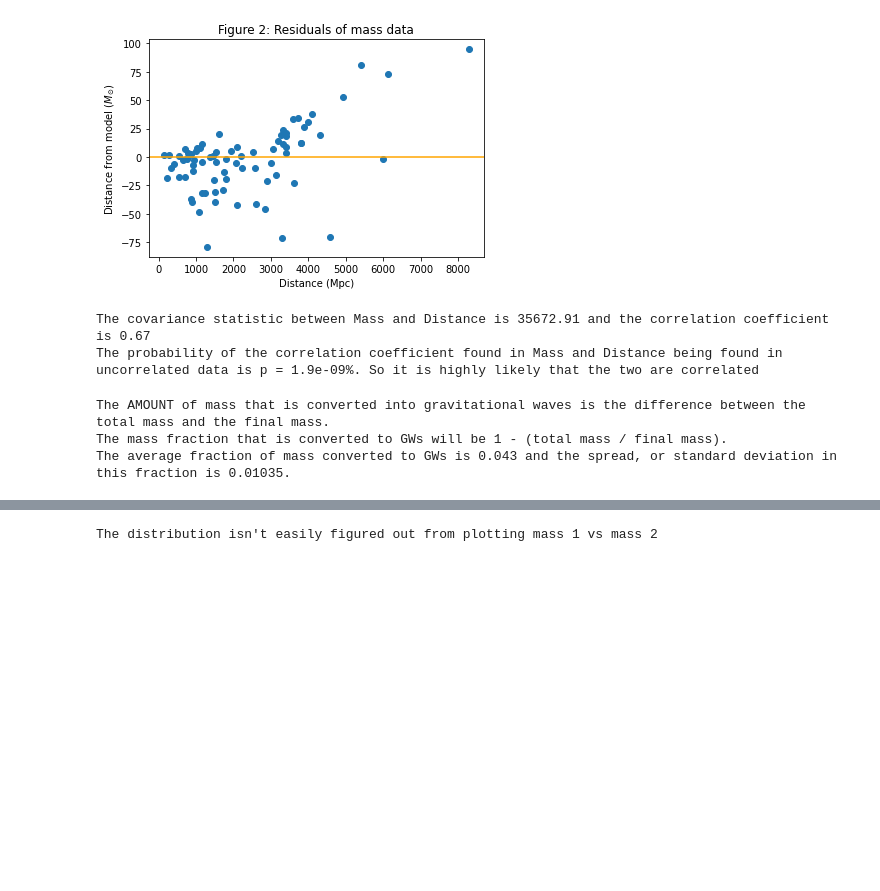
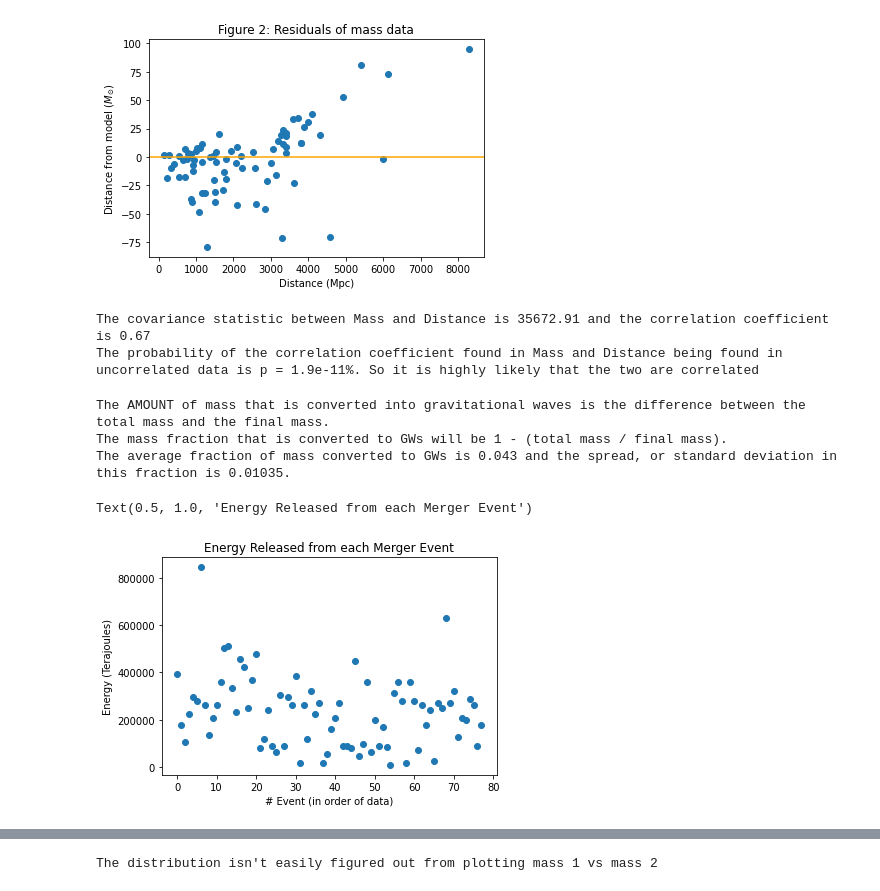
Before and after one commit to thor-ium/LIGO-Data-Analysis, a Jupyter notebook: Final_Project_thbr2284.ipynb, the cells around one changed output, grey strips where cells are left out. Drawn from its saved outputs; the diff is of its cells as text; code cells hidden in the pictures; blank space fills up the shorter version.

```diff
--- a/Final_Project_thbr2284.ipynb
+++ b/Final_Project_thbr2284.ipynb
@@ -82,22 +78,32 @@ def cor(x,y):
     return numerator / denominator
 print(f'The covariance statistic between Mass and Distance is {cov(ligo["total_mass_source"],ligo["luminosity_distance"]):.2f} and the correlation coefficient is {cor(ligo["total_mass_source"],ligo["luminosity_distance"]):.2f}')
 r, p = pearsonr(ligo["total_mass_source"],ligo["luminosity_distance"])
-print(f'The probability of the correlation coefficient found in Mass and Distance being found in uncorrelated data is p = {p*100:.2g}%. So it is highly likely that the two are correlated')
+print(f'The probability of the correlation coefficient found in Mass and Distance being found in uncorrelated data is p = {p:.2g}. So it is highly likely that the two are correlated')
 # %% [output]
 The covariance statistic between Mass and Distance is 35672.91 and the correlation coefficient is 0.67
-The probability of the correlation coefficient found in Mass and Distance being found in uncorrelated data is p = 1.9e-09%. So it is highly likely that the two are correlated
+The probability of the correlation coefficient found in Mass and Distance being found in uncorrelated data is p = 1.9e-11%. So it is highly likely that the two are correlated
 # %%
 # 3.
 ligo = ligo[ligo["total_mass_source"].notna()]
 ligo = ligo[ligo["final_mass_source"].notna()]
+massToGW = ligo["total_mass_source"] - ligo['final_mass_source']
 mass_frac = 1 - (ligo["final_mass_source"] /ligo["total_mass_source"])
+mass_delta = list(ligo["total_mass_source"] - ligo["final_mass_source"])
 mass_frac_avg = np.average(mass_frac)
 mass_frac_std = np.std(mass_frac)
 print(f'The AMOUNT of mass that is converted into gravitational waves is the difference between the total mass and the final mass. \nThe mass fraction that is converted to GWs will be 1 - (total mass / final mass). \nThe average fraction of mass converted to GWs is {mass_frac_avg:.3f} and the spread, or standard deviation in this fraction is {mass_frac_std:.5f}.')
+E = mass_delta * co.c ** 2 * u.kg
+event_arr = np.linspace(0,len(ligo["final_mass_source"]) - 1, len(ligo['final_mass_source']))
+plt.scatter(event_arr, E.to(u.TJ))
+plt.xlabel("# Event (in order of data)")
+plt.ylabel("Energy (Terajoules)")
+plt.title("Energy Released from each Merger Event")
 # %% [output]
 The AMOUNT of mass that is converted into gravitational waves is the difference between the total mass and the final mass.
 The mass fraction that is converted to GWs will be 1 - (total mass / final mass).
 The average fraction of mass converted to GWs is 0.043 and the spread, or standard deviation in this fraction is 0.01035.
+Text(0.5, 1.0, 'Energy Released from each Merger Event')
+[figure, added]
 # %%
 # 4.
 m_tot = ligo["total_mass_source"].to_numpy()
```
Also changed, not shown: parts of 6 cells of this notebook, 13 other files.
